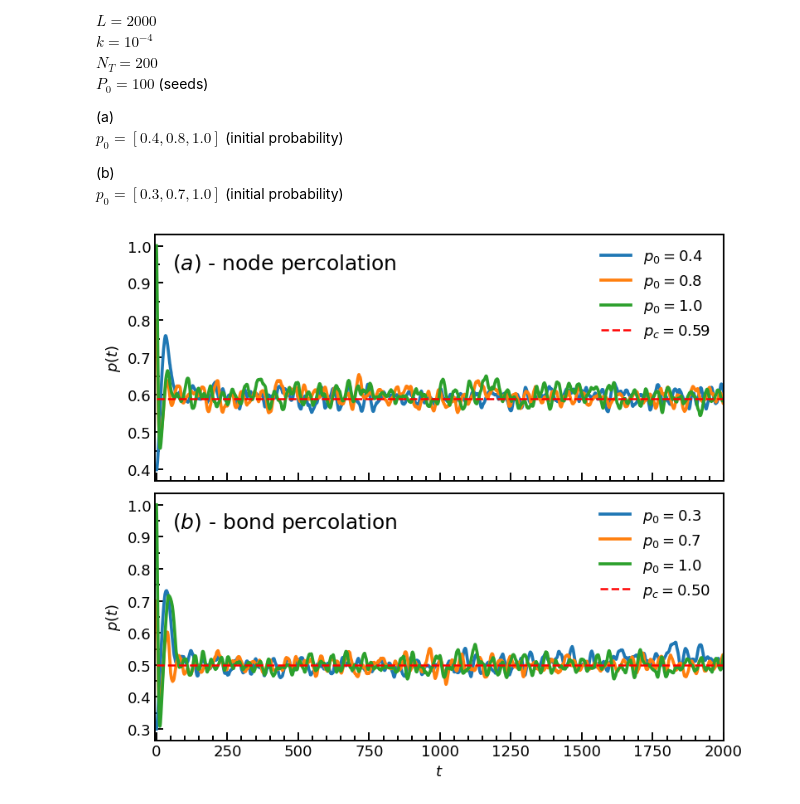
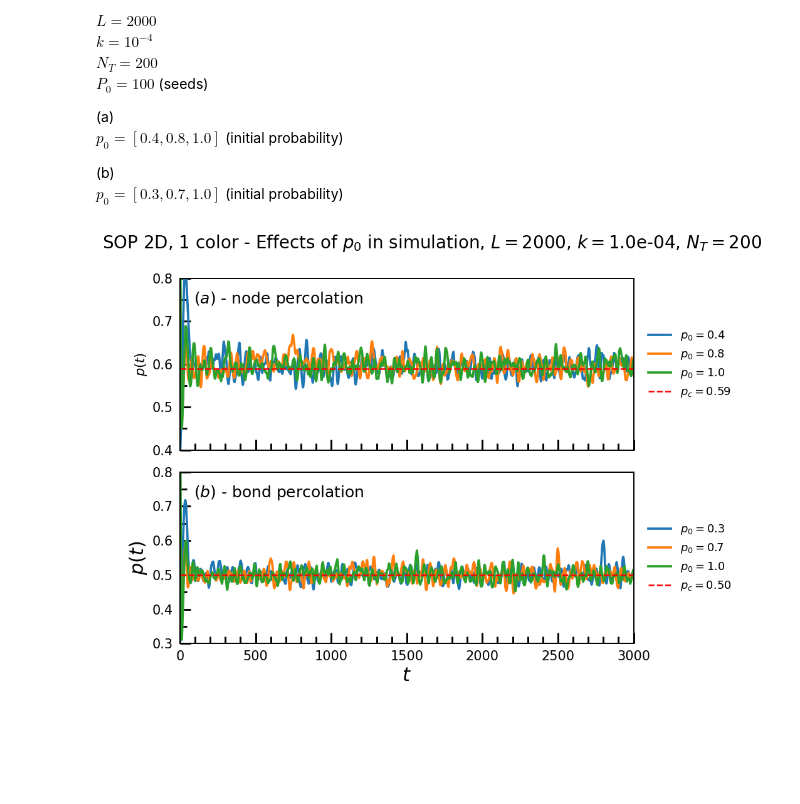
Before and after one commit to JuniorAlencar/self_organization_percolation, a Jupyter notebook: jupyter/TiimeSeries_Analysis_2D.ipynb, the cells around one changed output. Cells and saved outputs as stored; diff of their text form; code cells hidden in the pictures; blank space fills up the shorter version.

```diff
--- a/jupyter/results_paper_97.ipynb
+++ b/jupyter/TiimeSeries_Analysis_2D.ipynb
@@ -11,0 +9,3 @@ Folder already exists: ../results_paper_SOP/
+# %%
+savepath_TS_1_color = "../results/TimeSeries/2D/1_color"
+create_folder(savepath_TS_1_color)
@@ -66,21 +68,24 @@ dim = 2
 rho = 1.0
 prop = "Pt"
 type_perc = 'bond'
+num_colors = 1
 # %%
-fig, axs = plt.subplots(nrows=2, ncols=1, figsize=(8, 7), sharex=True)
+fig, axs = plt.subplots(nrows=2, ncols=1, figsize=(10, 7), sharex=True)
 
 
 colors = ["#1f77b4", "#ff7f0e", "#2ca02c", "#d62728"]
-fontsize_ticks = 13
+fontsize_ticks = 15
+fontsize_legend = 13
+fontsize_labels = 22
 thickness = 1.4
 
 p_0_node = [0.4, 0.8, 1.0]
-seeds_name_node = [1819163204, 748540170 , 450131217] #lab
-seeds_name_node = [1819163204, 748540170 , 450131217] #home
+#seeds_name_node = [1819163204, 748540170 , 450131217] #lab
+seeds_name_node = [1567861503, 578991113 , 1273693407] #home
 
 p_0_bond = [0.3, 0.7, 1.0]
-seeds_name_bond = [847039001, 971456870, 1767333482] #lab
-seeds_name_bond = [847039001, 971456870, 1767333482] #home
+#seeds_name_bond = [847039001, 971456870, 1767333482] #lab
+seeds_name_bond = [417464870, 642617456, 76918351] #home
 
 colors = ['#1f77b4', '#ff7f0e', '#2ca02c', 'd62728']
 
@@ -96,47 +101,58 @@ for i in range(len(seeds_name_bond)):
     t, pt = prop_bond_names["t"], prop_bond_names["p_1"]
     axs[1].plot(t, pt, lw=1.9*thickness, label=f'$p_0 = {p_0_bond[i]}$', color=colors[i])
 
+xmax =  3000
 
+axs[0].hlines(y=0.59, xmin=0, xmax=xmax, linestyles="--", color='r', lw=1.8, label="$p_c = 0.59$")
+axs[1].hlines(y=0.50, xmin=0, xmax=xmax, linestyles="--", color='r', lw=1.8, label="$p_c = 0.50$")
 
 for ax in axs:
-    ax.set_xlim([-5, 2000])
+    ax.set_xlim([0, xmax])
     for spine in ax.spines.values():
         spine.set_linewidth(thickness)
 
     ax.tick_params(axis='both', labelsize=fontsize_ticks)
     ax.xaxis.set_minor_locator(AutoMinorLocator())
 
     # Y: major ticks a cada 1 unidade
     ax.yaxis.set_major_locator(MultipleLocator(0.1))
     ax.yaxis.set_minor_locator(MultipleLocator(0.05))
 
     # Opcional: ajuste visual dos ticks
-    ax.tick_params(axis='both', which='major', direction='in', labelsize=fontsize_ticks, length=7, width=thickness)
-    ax.tick_params(axis='x',   which='minor', direction='in', length=4, width=thickness)   # only x minor
-    ax.tick_params(axis='y',   which='minor', direction='in', length=4, width=thickness)   # only x minor
+    ax.tick_params(axis='both', which='major', direction='in', labelsize=fontsize_ticks, length=12, width=1.5*thickness, pad = 8)
+    ax.tick_params(axis='x',   which='minor', direction='in', length=8, width=1.5*thickness)   # only x minor
+    ax.tick_params(axis='y',   which='minor', direction='in', length=8, width=1.5*thickness)   # only x minor
+
+    ax.legend(loc='center left', bbox_to_anchor=(1.01, 0.5),
+              framealpha=0.0, fontsize=fontsize_legend)
+
+    ax.set_ylabel("$p(t)$",fontsize=fontsize_labels)
 
 axs[0].text(0.03, 0.93, r"$(a)$ - node percolation", transform=axs[0].transAxes,
             ha="left", va="top", fontsize=18)
 axs[1].text(0.03, 0.93, r"$(b)$ - bond percolation", transform=axs[1].transAxes,
             ha="left", va="top", fontsize=18)
 
-axs[0].hlines(y=0.59, xmin=0, xmax=2000, linestyles="--", color='r', lw=1.8, label="$p_c = 0.59$")
-axs[1].hlines(y=0.50, xmin=0, xmax=2000, linestyles="--", color='r', lw=1.8, label="$p_c = 0.50$")
 
-#axs[0].set_title("Node Percolation")
-axs[0].legend(framealpha=0.0,fontsize=fontsize_ticks)
+
+axs[0].set_ylim([0.4, 0.8])
+axs[1].set_ylim([0.3, 0.8])
+
+
+#axs[0].legend(framealpha=0.0,fontsize=fontsize_ticks)
 
 axs[0].set_ylabel("$p(t)$",fontsize=fontsize_ticks)
 #axs[0].tick_params(axis='both', labelsize=fontsize_ticks, width=thickness, length = 4.0, direction='in')
 
 #axs[1].set_title("Bond Percolation")
-axs[1].legend(framealpha=0.0,fontsize=fontsize_ticks)
-axs[1].set_xlabel("$t$",fontsize=fontsize_ticks)
-axs[1].set_ylabel("$p(t)$",fontsize=fontsize_ticks)
+#axs[1].legend(framealpha=0.0,fontsize=fontsize_ticks)
+axs[1].set_xlabel("$t$",fontsize=fontsize_labels)
+
 
 plt.subplots_adjust(hspace=0.15)
 fig.tight_layout(rect=[0, 0, 1, 0.98])
-plt.savefig(savepath + "/Fig2.pdf")
+fig.suptitle(f"SOP 2D, 1 color - Effects of $p_0$ in simulation, $L = {L}$, $k = ${k:.1e}, $N_T = {Nt}$", fontsize=20, y=1.05)
+plt.savefig(savepath_TS_1_color + "/p0_effects_L_2000.pdf")
 plt.show()
 # %% [output]
-[figure, old version]
+[figure, new version]
```
Also changed, not shown: parts of 10 cells of this notebook, 5 other files.
